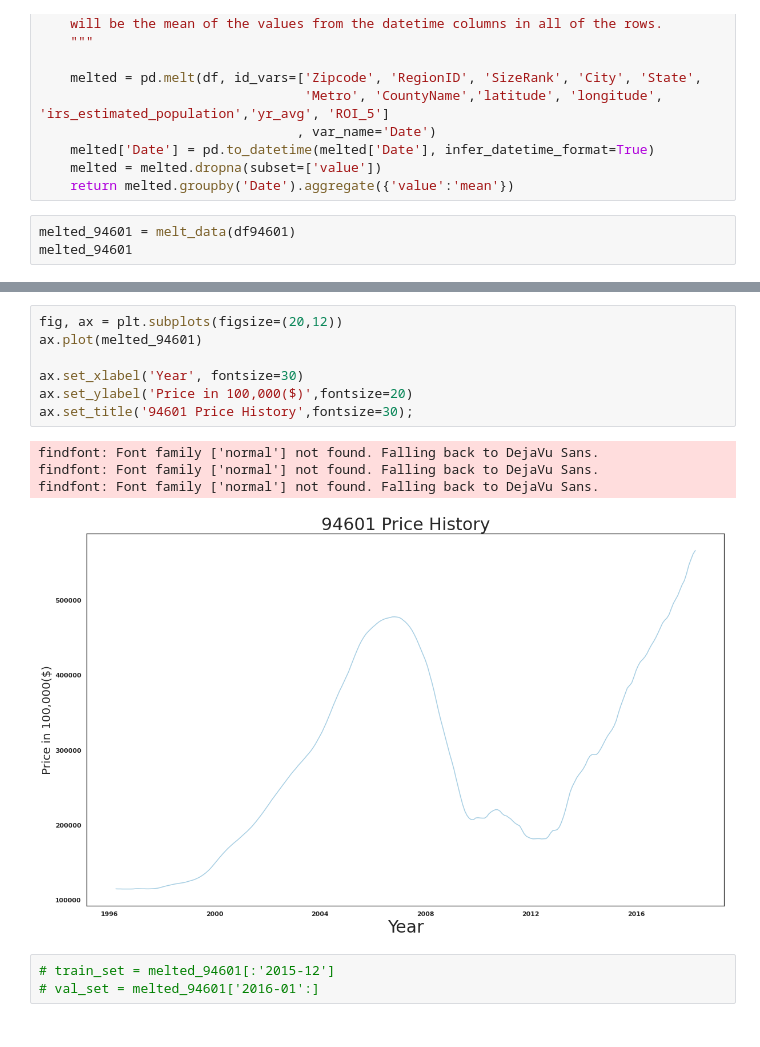
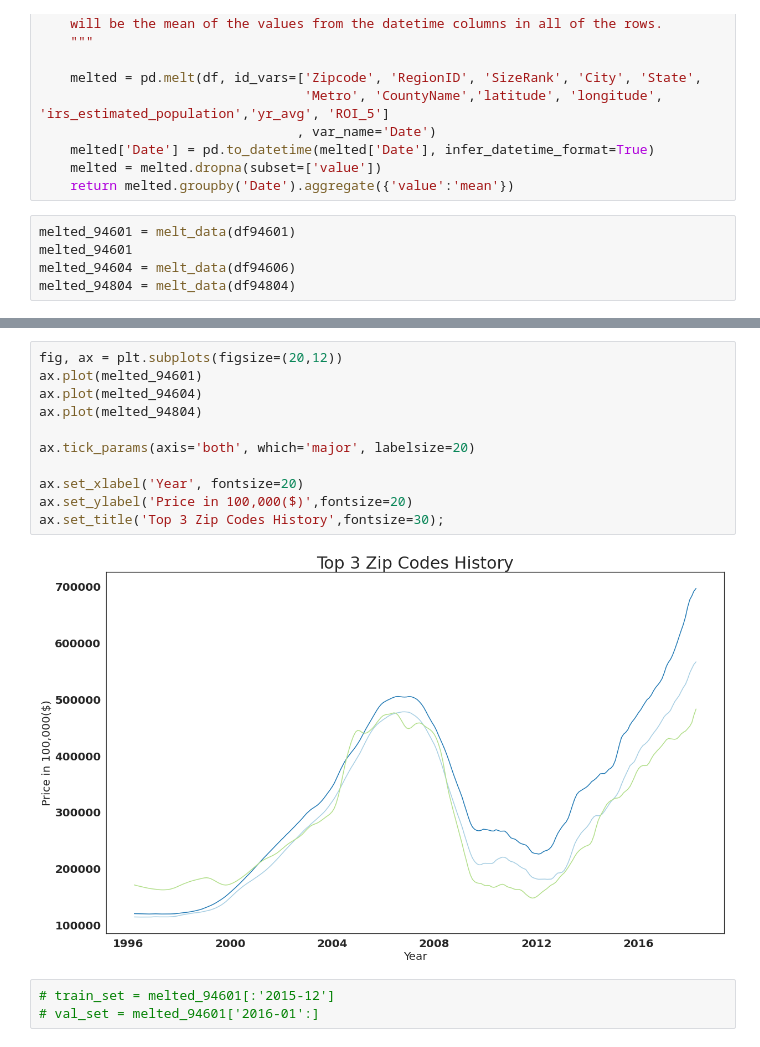
Before and after one commit to learn-co-curriculum/dsc-phase-4-choosing-a-dataset, a Jupyter notebook: time-series/Dan_exploratory_githubapp.ipynb, the cells around one changed output, grey strips where cells are left out. Drawn from its saved outputs; the diff is of its cells as text.

```diff
--- a/time-series/Dan_exploratory_githubapp.ipynb
+++ b/time-series/Dan_exploratory_githubapp.ipynb
@@ -278,3 +296,5 @@ def melt_data(df):
 # %%
 melted_94601 = melt_data(df94601)
 melted_94601
+melted_94604 = melt_data(df94606)
+melted_94804 = melt_data(df94804)
@@ -296,15 +301,16 @@ melted_94601
 # %%
 fig, ax = plt.subplots(figsize=(20,12))
 ax.plot(melted_94601)
+ax.plot(melted_94604)
+ax.plot(melted_94804)
 
-ax.set_xlabel('Year', fontsize=30)
+ax.tick_params(axis='both', which='major', labelsize=20)
+
+ax.set_xlabel('Year', fontsize=20)
 ax.set_ylabel('Price in 100,000($)',fontsize=20)
-ax.set_title('94601 Price History',fontsize=30);
+ax.set_title('Top 3 Zip Codes History',fontsize=30);
 # %% [output]
-findfont: Font family ['normal'] not found. Falling back to DejaVu Sans.
-findfont: Font family ['normal'] not found. Falling back to DejaVu Sans.
-findfont: Font family ['normal'] not found. Falling back to DejaVu Sans.
-[figure, old version]
+[figure, new version]
 # %%
 # train_set = melted_94601[:'2015-12']
 # val_set = melted_94601['2016-01':]
```
Also changed, not shown: parts of 24 cells of this notebook.
